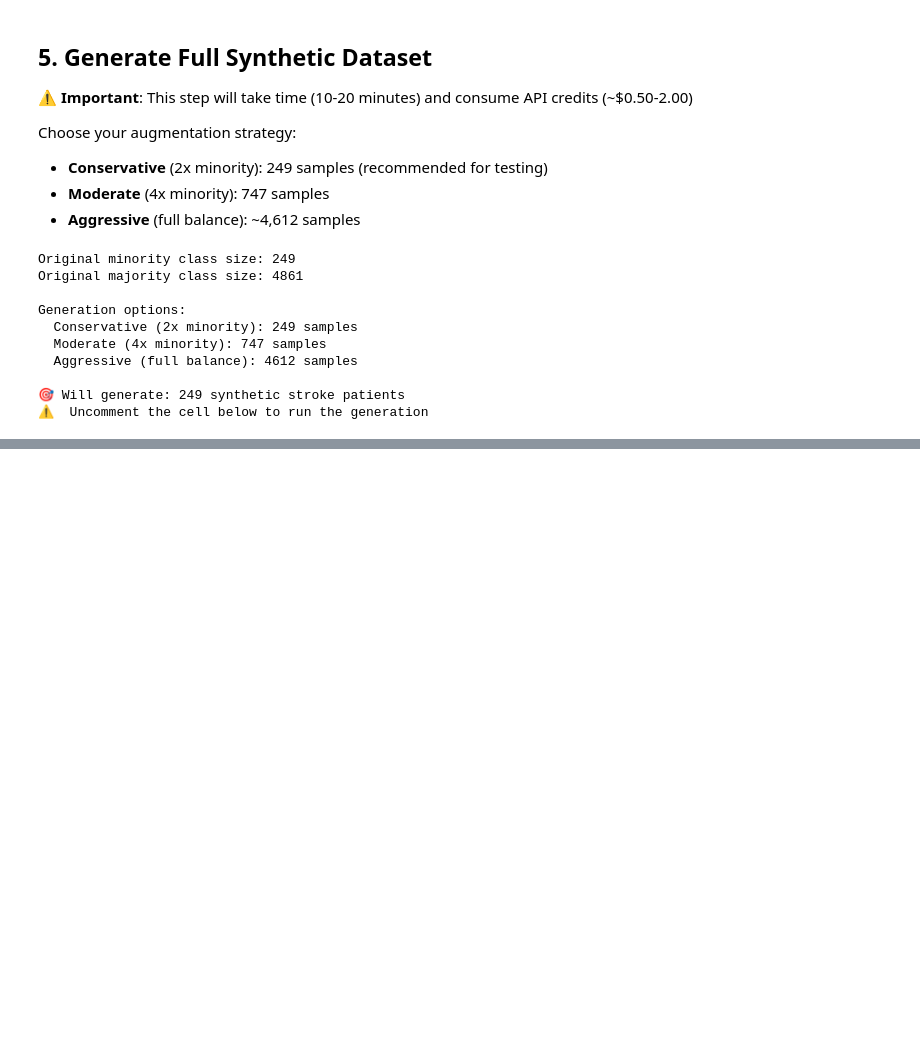
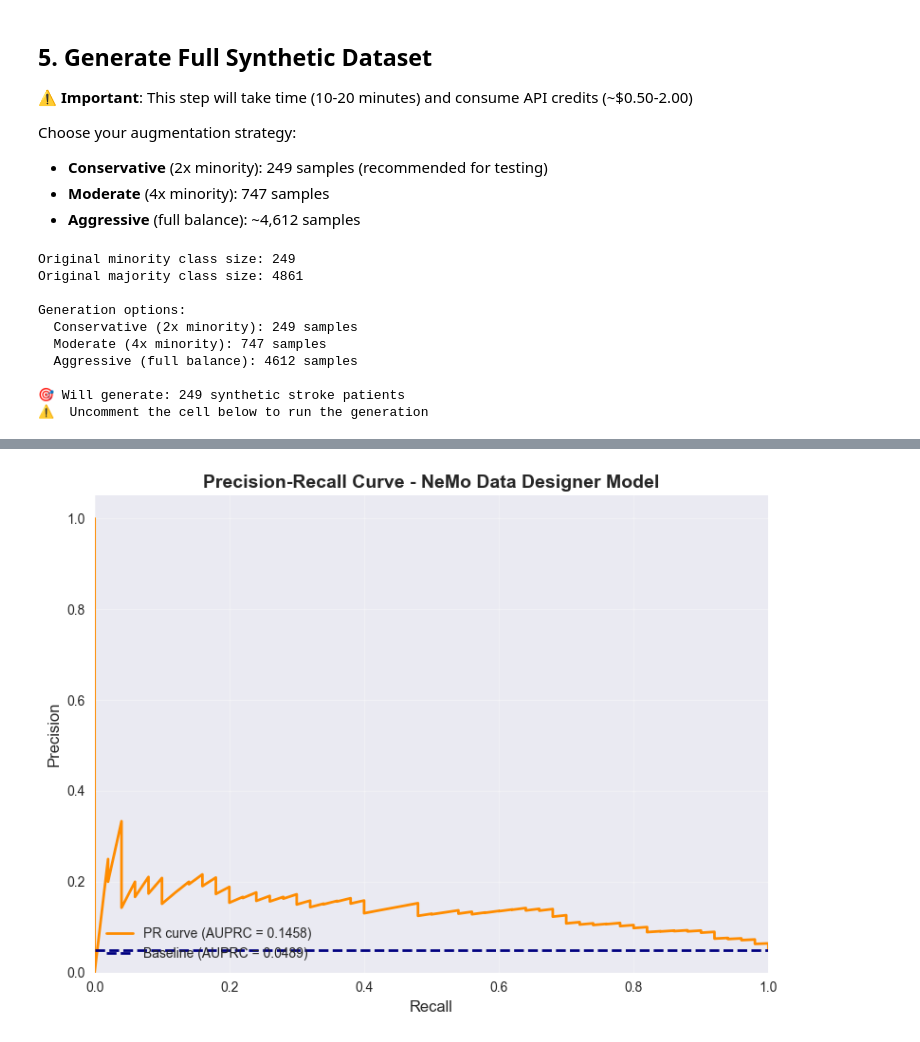
Before and after one commit to willmurray9/class-imbalance-testing, a Jupyter notebook: notebooks/nemo-data-designer-model.ipynb, the cells around one changed output, grey strips where cells are left out. Saved outputs shown, nothing was run; the diff lists cells and outputs as text; code cells hidden in the pictures; blank space fills up the shorter version.

```diff
--- a/notebooks/nemo-data-designer-model.ipynb
+++ b/notebooks/nemo-data-designer-model.ipynb
@@ -802,0 +1004,22 @@ print("⚠️ Uncomment after evaluation")
+# %%
+# Precision-Recall Curve
+plt.figure(figsize=(8, 6))
+precision_curve, recall_curve, _ = precision_recall_curve(y_test, y_pred_proba)
+plt.plot(recall_curve, precision_curve, color='darkorange', lw=2,
+         label=f'PR curve (AUPRC = {pr_auc:.4f})')
+
+baseline = y_test.mean()
+plt.axhline(y=baseline, color='navy', lw=2, linestyle='--',
+           label=f'Baseline (AUPRC = {baseline:.4f})')
+
+plt.xlim([0.0, 1.0])
+plt.ylim([0.0, 1.05])
+plt.xlabel('Recall', fontsize=12)
+plt.ylabel('Precision', fontsize=12)
+plt.title('Precision-Recall Curve - NeMo Data Designer Model', fontsize=14, fontweight='bold')
+plt.legend(loc="lower left")
+plt.grid(alpha=0.3)
+plt.tight_layout()
+plt.show()
+# %% [output]
+[figure, added]
```
Also changed, not shown: parts of 29 cells of this notebook.
